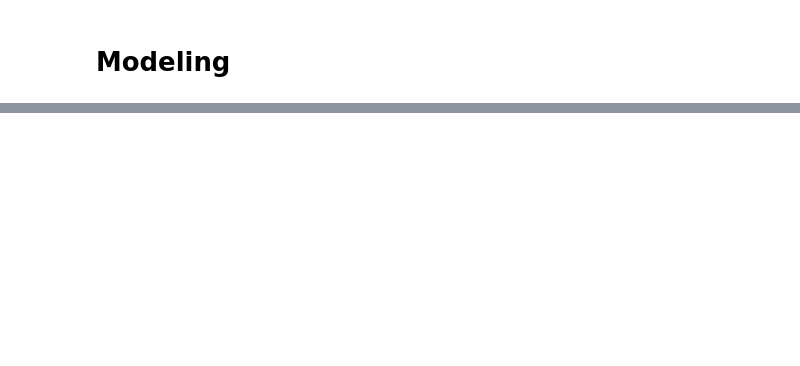
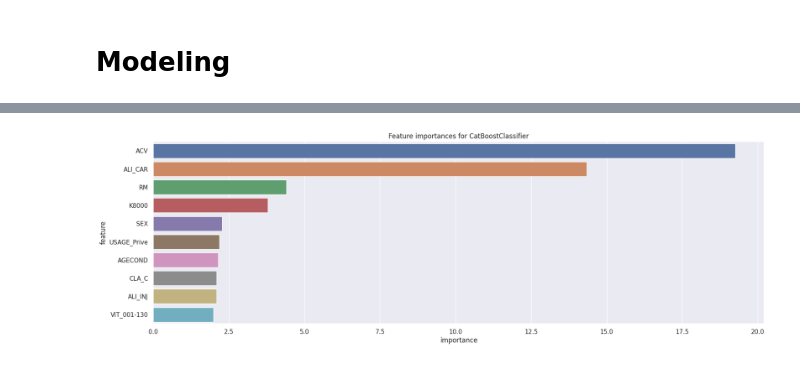
Before and after one commit to aderdouri/ActuarialThesis, a Jupyter notebook: Notebooks/myCatBoostClassifier.ipynb, the cells around one changed output, grey strips where cells are left out. Drawn from its saved outputs; the diff is of its cells as text; code cells hidden in the pictures; blank space fills up the shorter version.

```diff
--- a/Notebooks/myCatBoostClassifier.ipynb
+++ b/Notebooks/myCatBoostClassifier.ipynb
@@ -142,10 +216,12 @@ fig.show()
 # %%
 feature_importances = zip(X_train.columns, optimized_cb_clf.feature_importances_)
-feature_importances = sorted(feature_importances, key=lambda x: x[1])
+feature_importances = sorted(feature_importances, key=lambda x: x[1], reverse=True)
 feature_importances = pd.DataFrame(feature_importances, columns=['feature', 'importance'])
 
 fig = plt.gcf()
 fig.figure.set_size_inches(20, 6)
 plt.title('Feature importances for CatBoostClassifier')
-sns.barplot(x='importance', y='feature', data=feature_importances[-10:])
-plt.savefig('./ActuarialThesis/plots_clf/myCatBoostFeatureImportance.pdf')
+sns.barplot(x='importance', y='feature', data=feature_importances[:10])
+plt.savefig('./ActuarialThesis/plots_clf/myCatBoostClassifierFeatureImportances.pdf')
+# %% [output]
+[figure, added]
```
Also changed, not shown: parts of 20 cells of this notebook, 13 other files.
